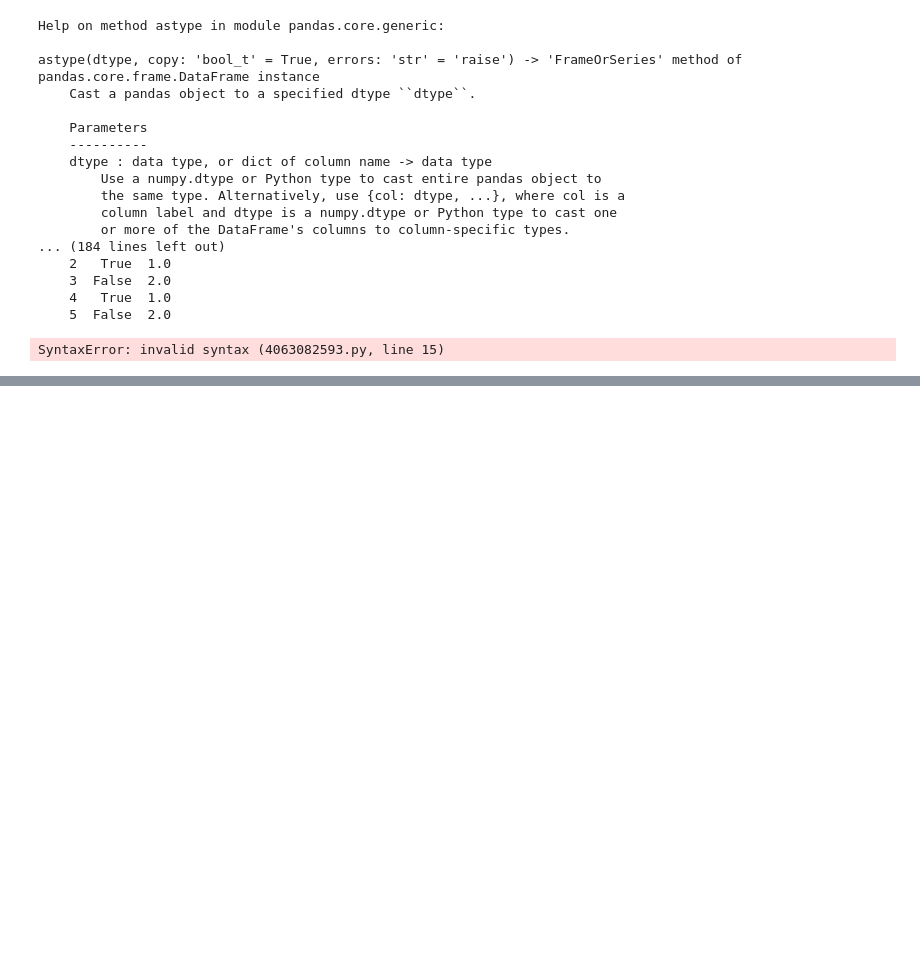
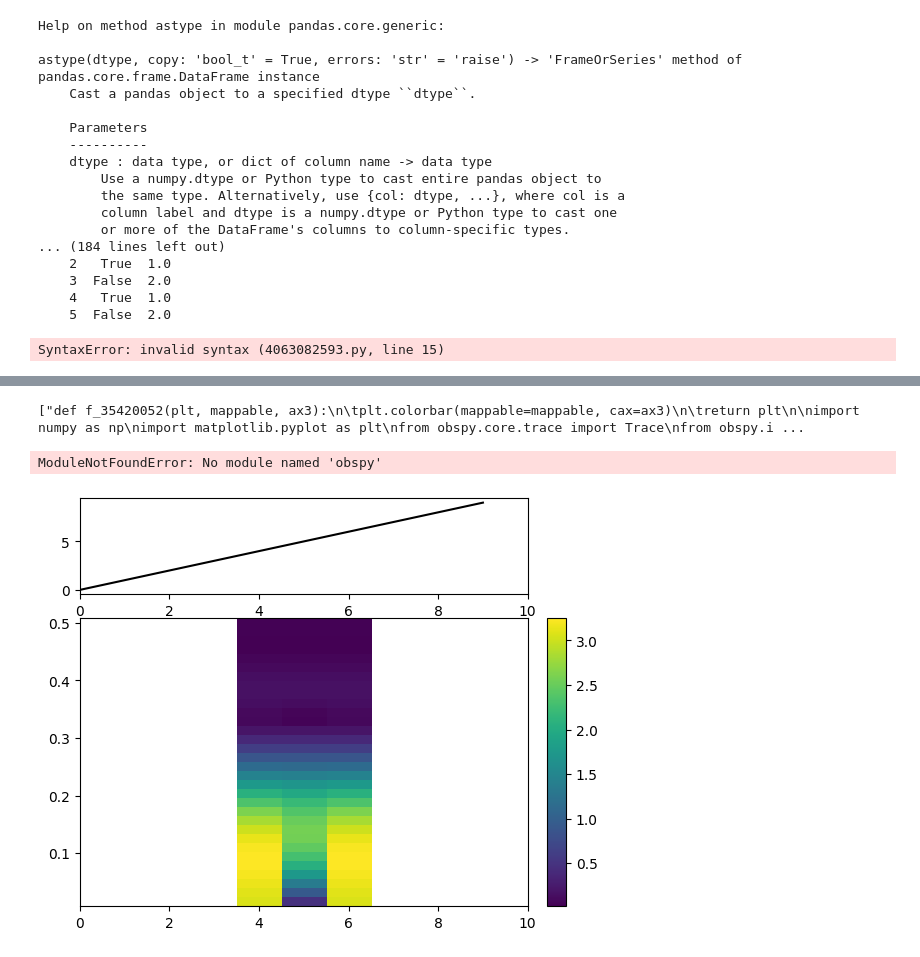
Before and after one commit to ShengmingZ/RAG_Benchmark_Code_QA, a Jupyter notebook: test.ipynb, the cells around one changed output, grey strips where cells are left out. Drawn from its saved outputs; the diff is of its cells as text; code cells hidden in the pictures; blank space fills up the shorter version.

```diff
--- a/test.ipynb
+++ b/test.ipynb
@@ -1023,0 +1035,44 @@ check(f_29370211)
+# %%
+new_program = program+test_func
+print([new_program])
+# new_program = ['def f_29370211(df):\n\treturn df[\'stats\'].str[1:-1].str.split(\',\').apply(pd.Series)\n\nimport pandas as pd\n\ndef check(candidate):\n  df = pd.DataFrame({\'stats\': ["yes, 4.69", "3.97, string", "9.49, 7.12"], "others": [1,2,3]})\n  new_df = candidate(df)\n  assert \'yes\' in new_df.iloc[0].to_list() and \'4.69\' in new_df.iloc[0].to_list() and 1 in new_df.iloc[0].to_list()\n  assert \'3.97\' in new_df.iloc[1].to_list() and \'string\' in new_df.iloc[1].to_list() and 2 in new_df.iloc[1].to_list()\n  assert \'9.49\' in new_df.iloc[2].to_list() and \'7.12\' in new_df.iloc[2].to_list() and 3 in new_df.iloc[2].to_list()\n\ncheck(f_29370211)']
+exec(new_program)
+# %% [output]
+["def f_35420052(plt, mappable, ax3):\n\tplt.colorbar(mappable=mappable, cax=ax3)\n\treturn plt\n\nimport numpy as np\nimport matplotlib.pyplot as plt\nfrom obspy.core.trace import Trace\nfrom obspy.i ...
+ModuleNotFoundError: No module named 'obspy'
+# %%
+def f_35420052(plt, mappable, ax3):
+	plt.colorbar(mappable=mappable, cax=ax3)
+	return plt
+
+
+import numpy as np
+import matplotlib.pyplot as plt
+from obspy.core.trace import Trace
+from obspy.imaging.spectrogram import spectrogram
+
+def check(candidate):
+    spl1 = Trace(data=np.arange(0, 10))
+    fig = plt.figure()
+    ax1 = fig.add_axes([0.1, 0.75, 0.7, 0.2]) #[left bottom width height]
+    ax2 = fig.add_axes([0.1, 0.1, 0.7, 0.60], sharex=ax1)
+    ax3 = fig.add_axes([0.83, 0.1, 0.03, 0.6])
+
+    #make time vector
+    t = np.arange(spl1.stats.npts) / spl1.stats.sampling_rate
+
+    #plot waveform (top subfigure)
+    ax1.plot(t, spl1.data, 'k')
+
+    #plot spectrogram (bottom subfigure)
+    spl2 = spl1
+    fig = spl2.spectrogram(show=False, axes=ax2, wlen=10)
+    mappable = ax2.images[0]
+    candidate(plt, mappable, ax3)
+
+    im=ax2.images
+    assert im[-1].colorbar is not None
+
+check(f_35420052)
+# %% [output]
+[figure, added]
```
Also changed, not shown: parts of 49 cells of this notebook, 1 other file.
